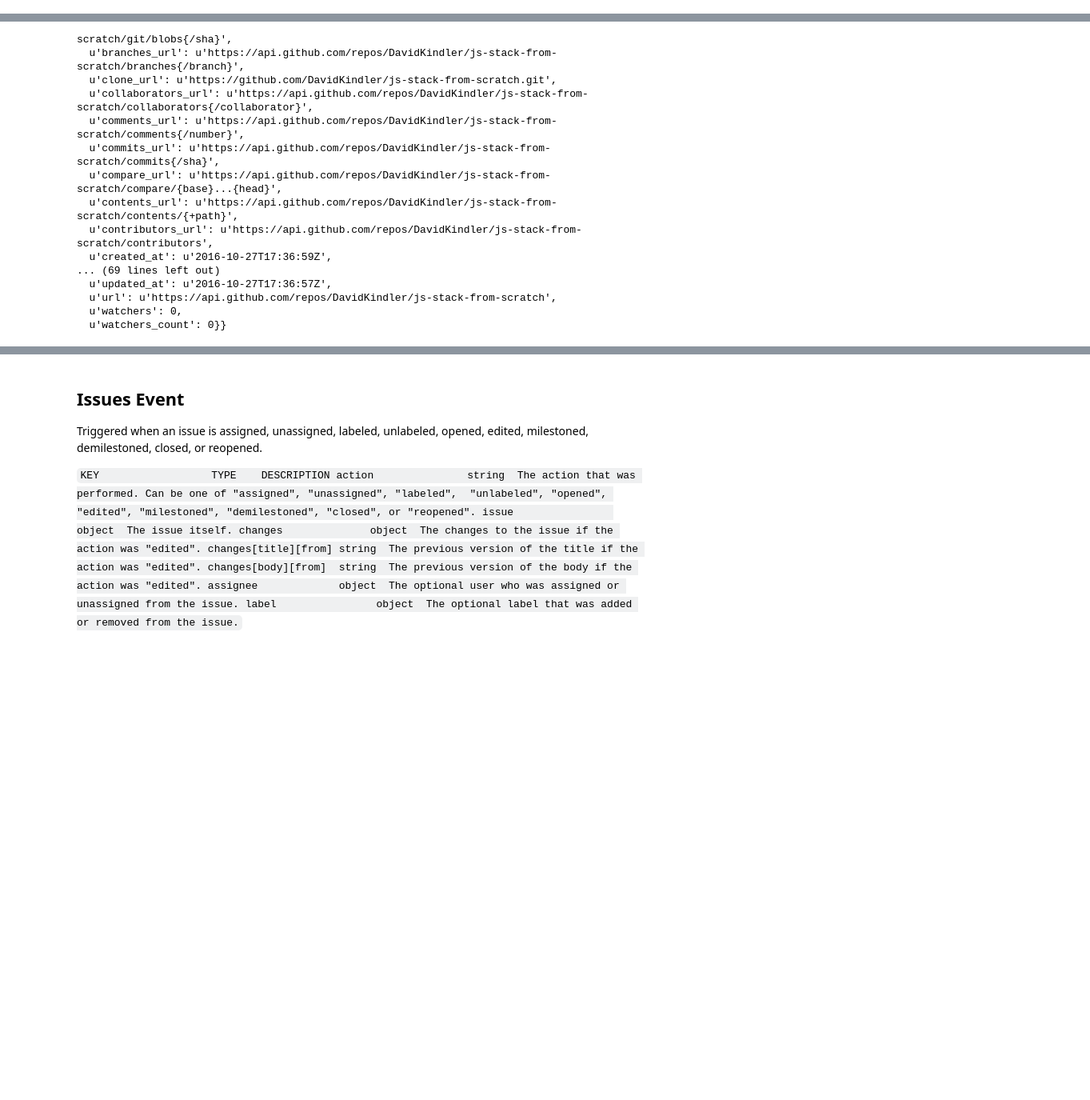
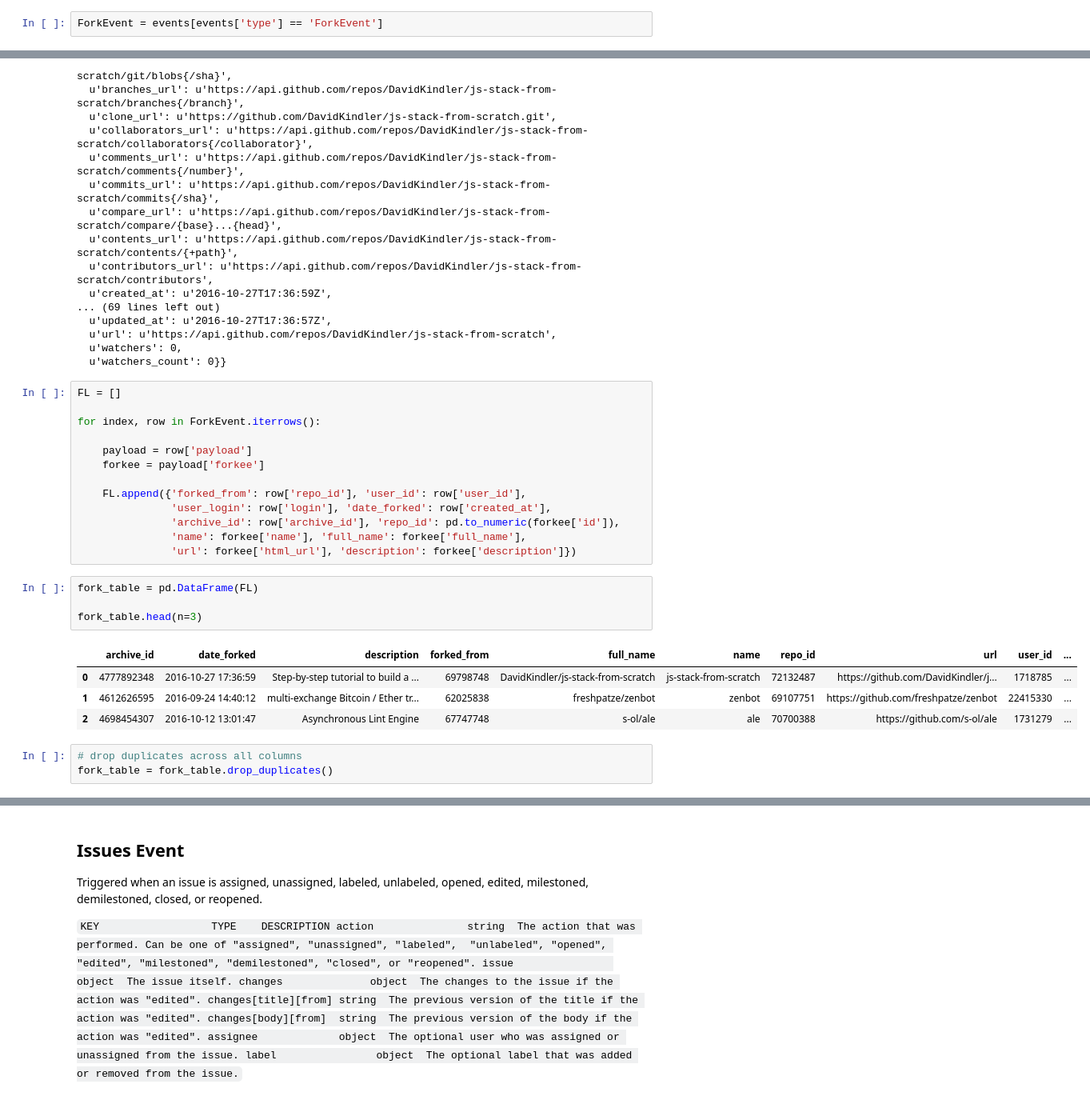
Before and after one commit to nicholas-alonzo/GitHub-Repo-Analysis, a Jupyter notebook: BigQueryProcessing_na.ipynb, the cells around one changed output, grey strips where cells are left out. Shown at 80% size. Cells and saved outputs as stored; diff of their text form; blank space fills up the shorter version.

Commit message:
updated the DB to have ForkEvents instead of the requested forks using PyGitHub

```diff
--- a/BigQueryProcessing_na.ipynb
+++ b/BigQueryProcessing_na.ipynb
@@ -349,6 +349,8 @@ Triggered when a user forks a repository.
 KEY     TYPE    DESCRIPTION
 forkee  object  The created repository.
 `
+# %%
+ForkEvent = events[events['type'] == 'ForkEvent']
 # %%
 # check the structure of Watch Event
 events['payload'][events['type'] == 'ForkEvent'].iloc[0]
@@ -370,3 +372,28 @@ events['payload'][events['type'] == 'ForkEvent'].iloc[0]
   u'url': u'https://api.github.com/repos/DavidKindler/js-stack-from-scratch',
   u'watchers': 0,
   u'watchers_count': 0}}
+# %%
+FL = []
+
+for index, row in ForkEvent.iterrows():
+
+    payload = row['payload']
+    forkee = payload['forkee']
+
+    FL.append({'forked_from': row['repo_id'], 'user_id': row['user_id'],
+               'user_login': row['login'], 'date_forked': row['created_at'],
+               'archive_id': row['archive_id'], 'repo_id': pd.to_numeric(forkee['id']),
+               'name': forkee['name'], 'full_name': forkee['full_name'],
+               'url': forkee['html_url'], 'description': forkee['description']})
+# %%
+fork_table = pd.DataFrame(FL)
+
+fork_table.head(n=3)
+# %% [output]
+|  | archive_id | date_forked | description | forked_from | full_name | name | repo_id | url | user_id | ... |
+| 0 | 4777892348 | 2016-10-27 17:36:59 | Step-by-step tutorial to build a ... | 69798748 | DavidKindler/js-stack-from-scratch | js-stack-from-scratch | 72132487 | https://github.com/DavidKindler/j... | 1718785 | ... |
+| 1 | 4612626595 | 2016-09-24 14:40:12 | multi-exchange Bitcoin / Ether tr... | 62025838 | freshpatze/zenbot | zenbot | 69107751 | https://github.com/freshpatze/zenbot | 22415330 | ... |
+| 2 | 4698454307 | 2016-10-12 13:01:47 | Asynchronous Lint Engine | 67747748 | s-ol/ale | ale | 70700388 | https://github.com/s-ol/ale | 1731279 | ... |
+# %%
+# drop duplicates across all columns
+fork_table = fork_table.drop_duplicates()
```
Also changed, not shown: parts of 3 cells of this notebook.
